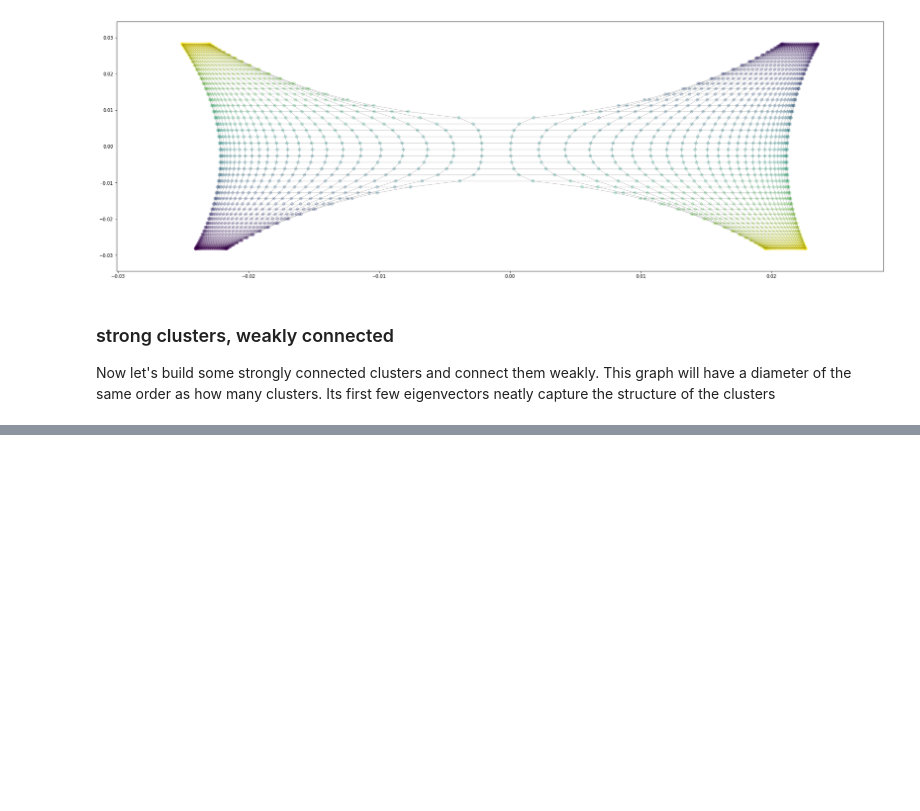
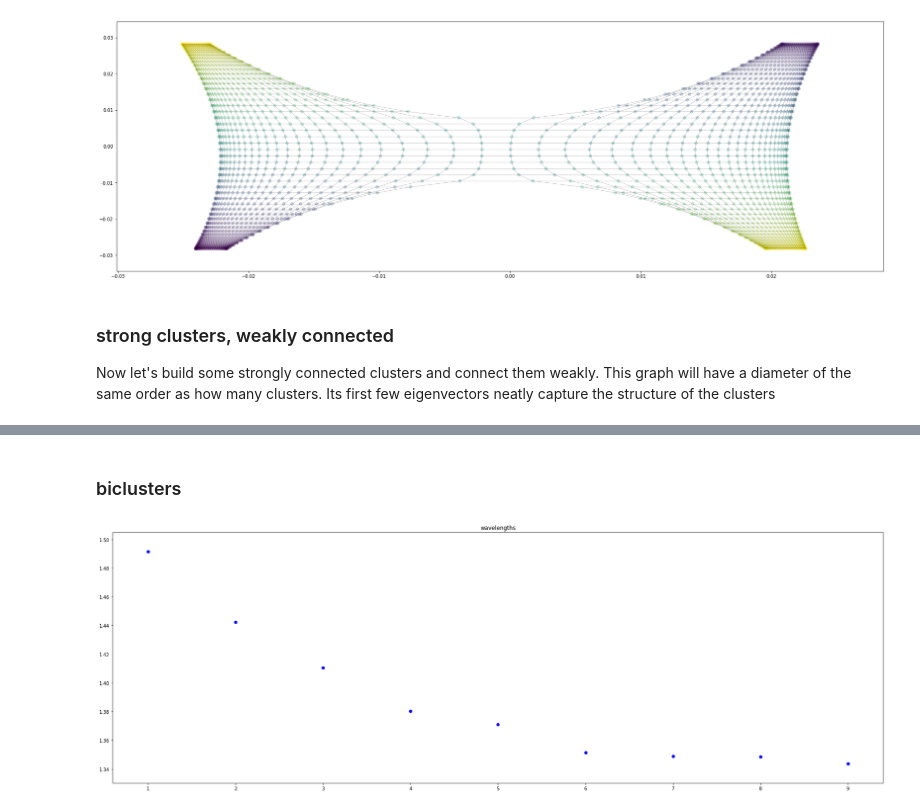
Before and after one commit to recursive-automata/graphspectra, a Jupyter notebook: notebooks/0_motivation.ipynb, the cells around one changed output, grey strips where cells are left out. Cells and saved outputs as stored; diff of their text form; code cells hidden in the pictures; blank space fills up the shorter version.

Commit message:
add bicluster demo

```diff
--- a/notebooks/0_motivation.ipynb
+++ b/notebooks/0_motivation.ipynb
@@ -179,0 +193,39 @@ plot_graph(tsne_coords, adj,
+# %% [markdown]
+### biclusters
+# %%
+how_many_clusters_a = 5
+how_many_clusters_b = 3
+cluster_size = 50
+
+probs = np.random.random((how_many_clusters_a, how_many_clusters_b))
+
+probs[probs < 0.5] = 0.05
+probs[probs >= 0.5] = 0.5
+
+n = cluster_size * (how_many_clusters_a + how_many_clusters_b)
+adj = np.zeros((n, n))
+
+for a in range(how_many_clusters_a):
+    for i in range(cluster_size):
+        for b in range(how_many_clusters_b):
+            for j in range(cluster_size):
+                x = cluster_size * a + i
+                y = cluster_size * (b + how_many_clusters_a) + j
+                p = probs[a, b]
+                if np.random.random() <= p:
+                    adj[x, y] = 1
+                    adj[y, x] = 1
+# %%
+adj = np.asmatrix(adj)
+lap = compute_undirected_laplacian(adj)
+
+m = 10
+values, vectors = la.eigh(lap, eigvals=(0, m))
+# %%
+wavelengths = 2 * np.pi * np.reciprocal(np.sqrt(values[1:m]))
+
+plt.scatter(range(1, m), wavelengths, color = 'blue')
+plt.title('wavelengths')
+plt.show()
+# %% [output]
+[figure, added]
```
Also changed, not shown: parts of 7 cells of this notebook.
